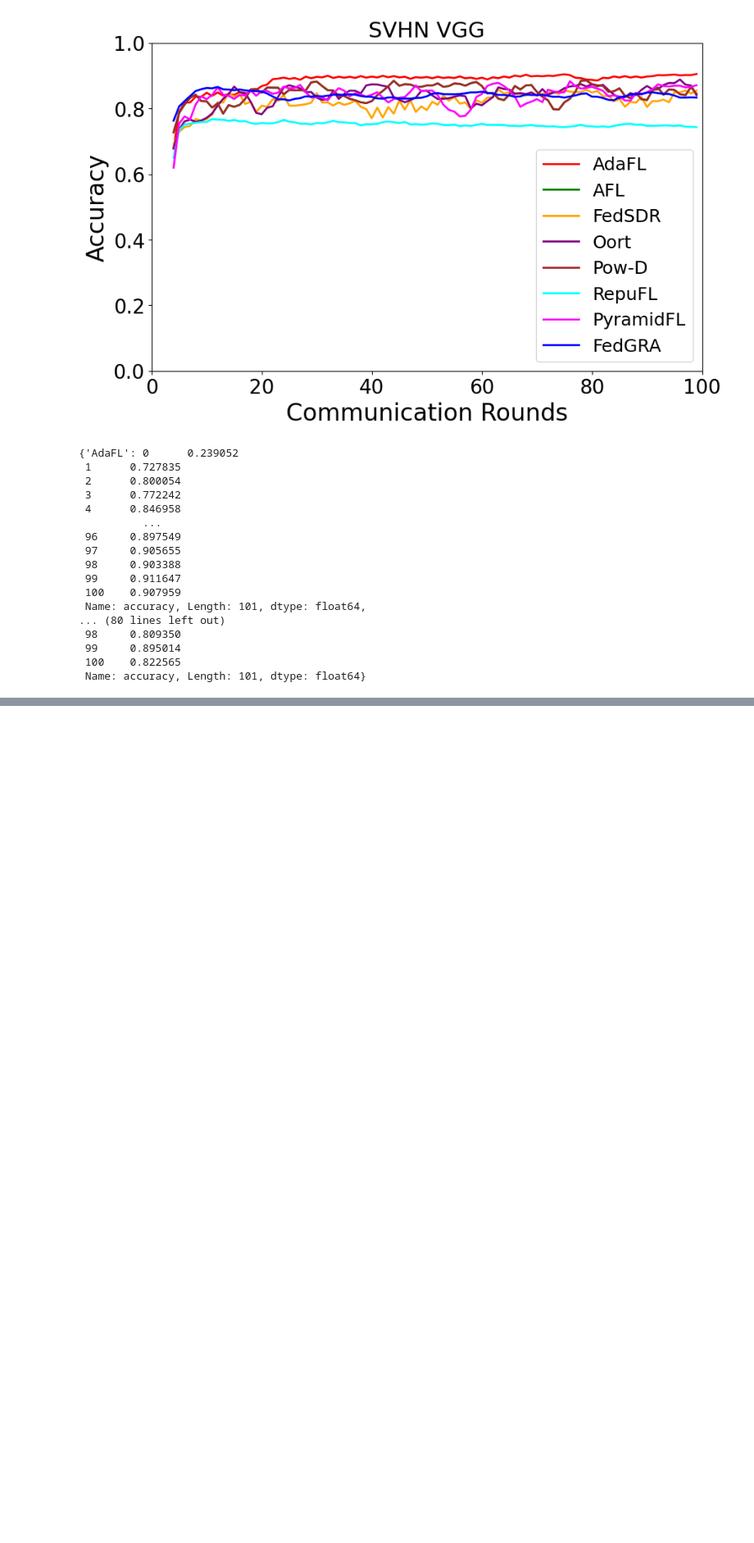
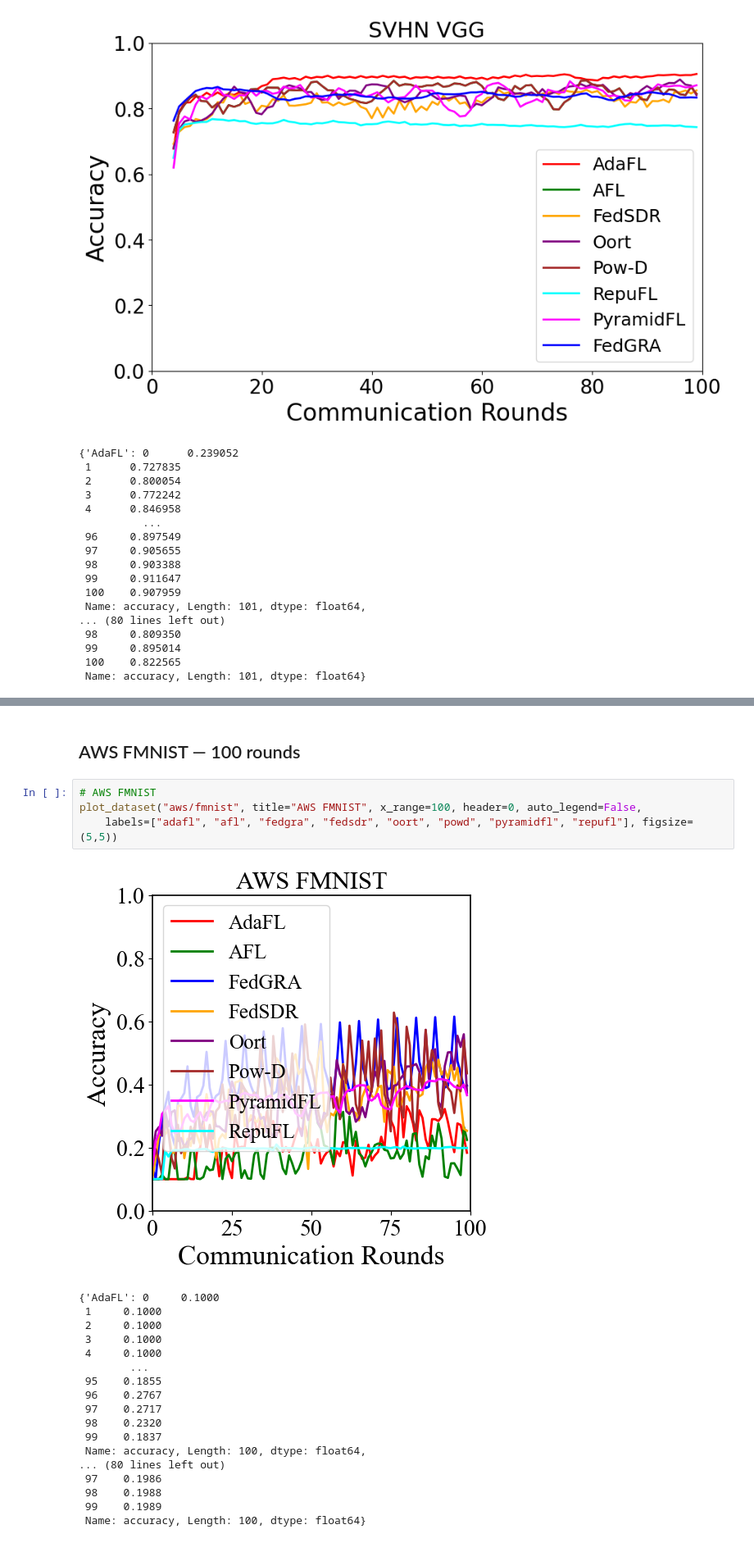
Before and after one commit to shuaijunchenex/paper_experiment_record, a Jupyter notebook: fedgra/experiment_figures.ipynb, the cells around one changed output, grey strips where cells are left out. Shown at 82% size. Cells and saved outputs as stored; diff of their text form; blank space fills up the shorter version.

```diff
--- a/fedgra/experiment_figures.ipynb
+++ b/fedgra/experiment_figures.ipynb
@@ -255,0 +374,25 @@ plot_dataset("svhn_vgg", title="SVHN VGG", x_range=100)
+# %% [markdown]
+## AWS FMNIST — 100 rounds
+# %%
+# AWS FMNIST
+plot_dataset("aws/fmnist", title="AWS FMNIST", x_range=100, header=0, auto_legend=False,
+    labels=["adafl", "afl", "fedgra", "fedsdr", "oort", "powd", "pyramidfl", "repufl"], figsize=(5,5))
+# %% [output]
+[figure, added]
+{'AdaFL': 0     0.1000
+ 1     0.1000
+ 2     0.1000
+ 3     0.1000
+ 4     0.1000
+        ...
+ 95    0.1855
+ 96    0.2767
+ 97    0.2717
+ 98    0.2320
+ 99    0.1837
+ Name: accuracy, Length: 100, dtype: float64,
+... (80 lines left out)
+ 97    0.1986
+ 98    0.1988
+ 99    0.1989
+ Name: accuracy, Length: 100, dtype: float64}
```
Also changed, not shown: parts of 3 cells of this notebook, 9 other files.
